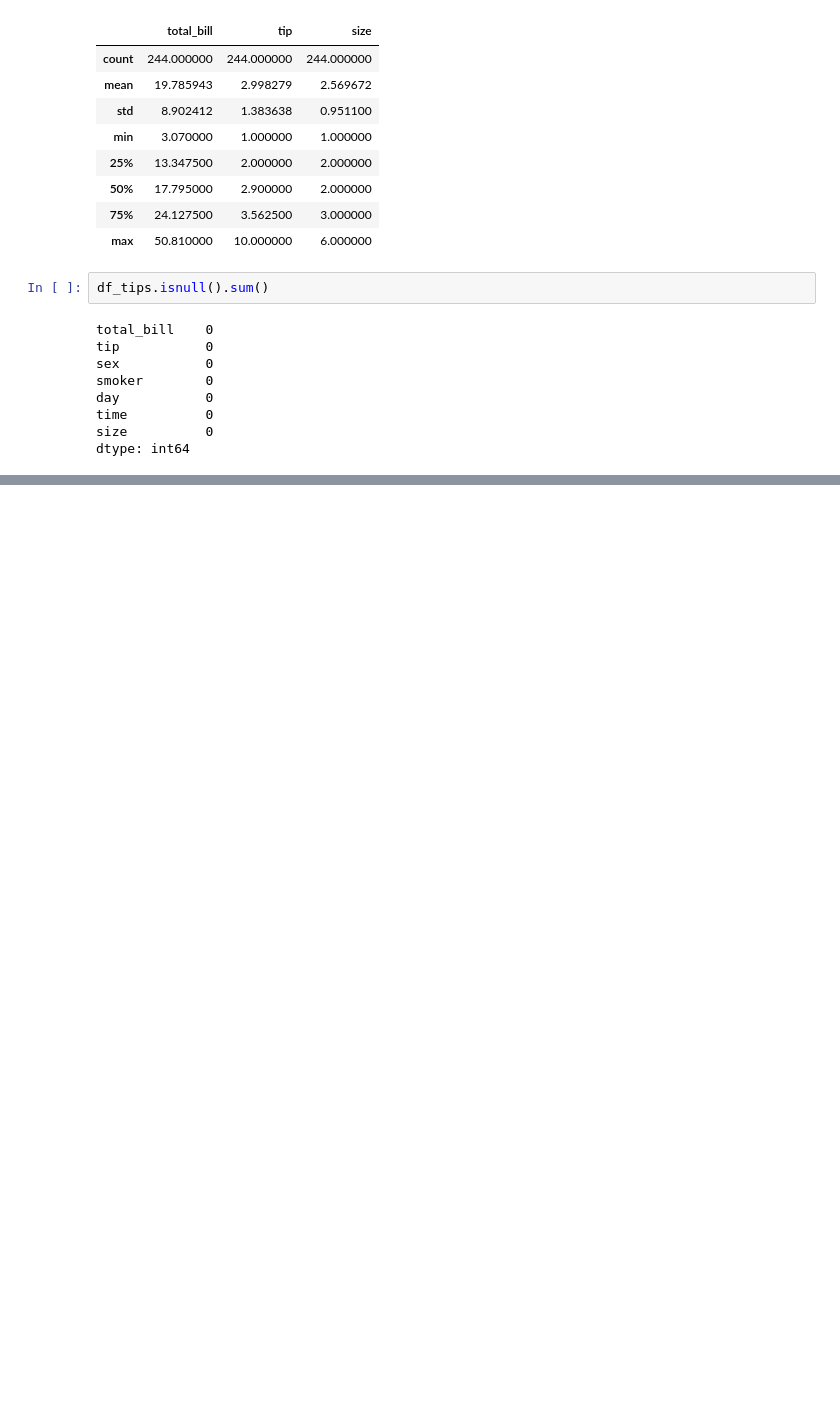
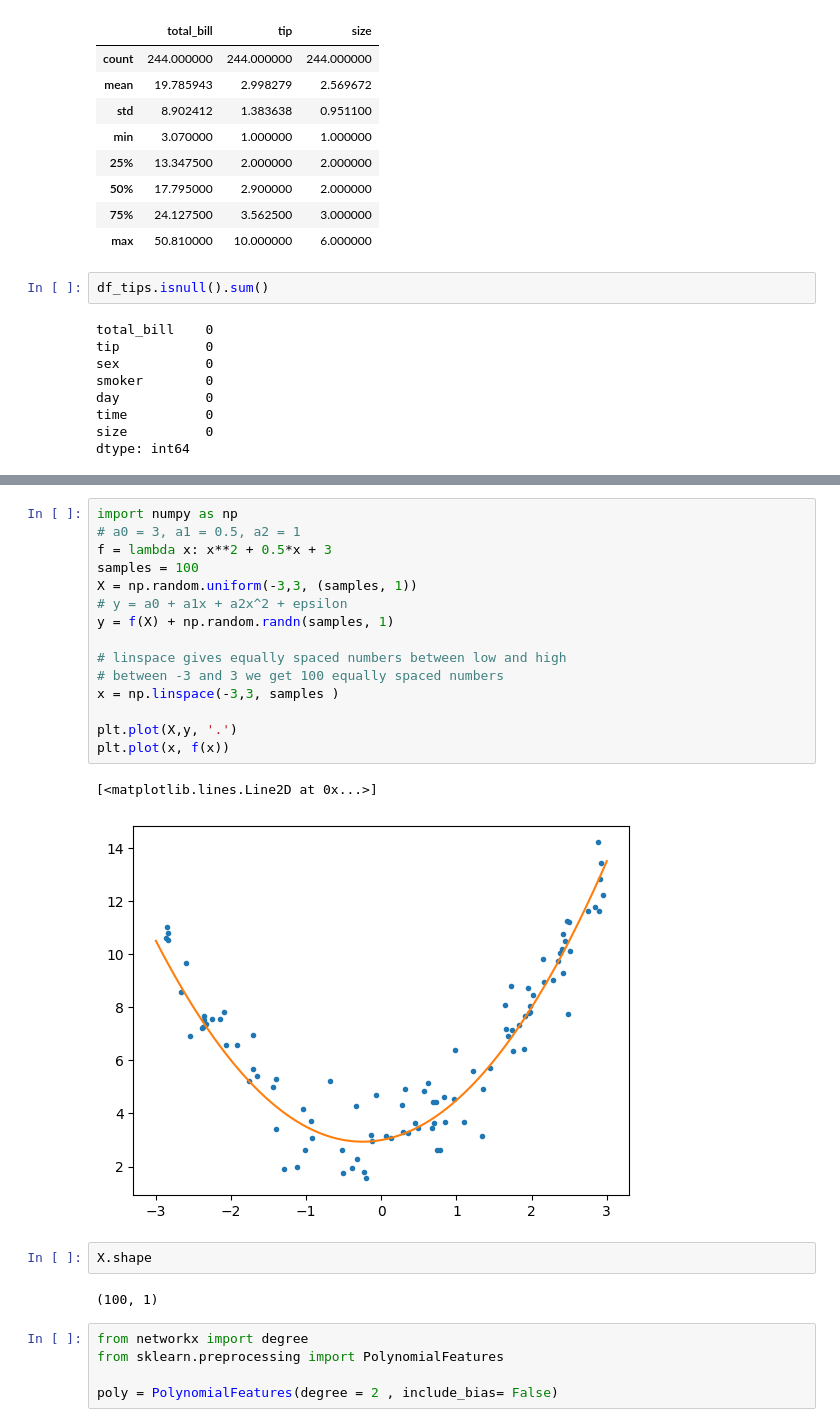
Before and after one commit to AntiSpiral-0/AI-Yassine-Ben-Thayer-OPA23, a Jupyter notebook: Exercices/Overfitting_Underfitting.ipynb, the cells around one changed output, grey strips where cells are left out. Saved outputs shown, nothing was run; the diff lists cells and outputs as text; blank space fills up the shorter version.

```diff
--- a/Exercices/Overfitting_Underfitting.ipynb
+++ b/Exercices/Overfitting_Underfitting.ipynb
@@ -76,0 +198,27 @@ df_tips_stats.describe()
+# %%
+import numpy as np
+# a0 = 3, a1 = 0.5, a2 = 1
+f = lambda x: x**2 + 0.5*x + 3
+samples = 100
+X = np.random.uniform(-3,3, (samples, 1))
+# y = a0 + a1x + a2x^2 + epsilon
+y = f(X) + np.random.randn(samples, 1)
+
+# linspace gives equally spaced numbers between low and high
+# between -3 and 3 we get 100 equally spaced numbers
+x = np.linspace(-3,3, samples )
+
+plt.plot(X,y, '.')
+plt.plot(x, f(x))
+# %% [output]
+[<matplotlib.lines.Line2D at 0x...>]
+[figure, added]
+# %%
+X.shape
+# %% [output]
+(100, 1)
+# %%
+from networkx import degree
+from sklearn.preprocessing import PolynomialFeatures
+
+poly = PolynomialFeatures(degree = 2 , include_bias= False)
```
Also changed, not shown: parts of 9 cells of this notebook, 5 other files.
